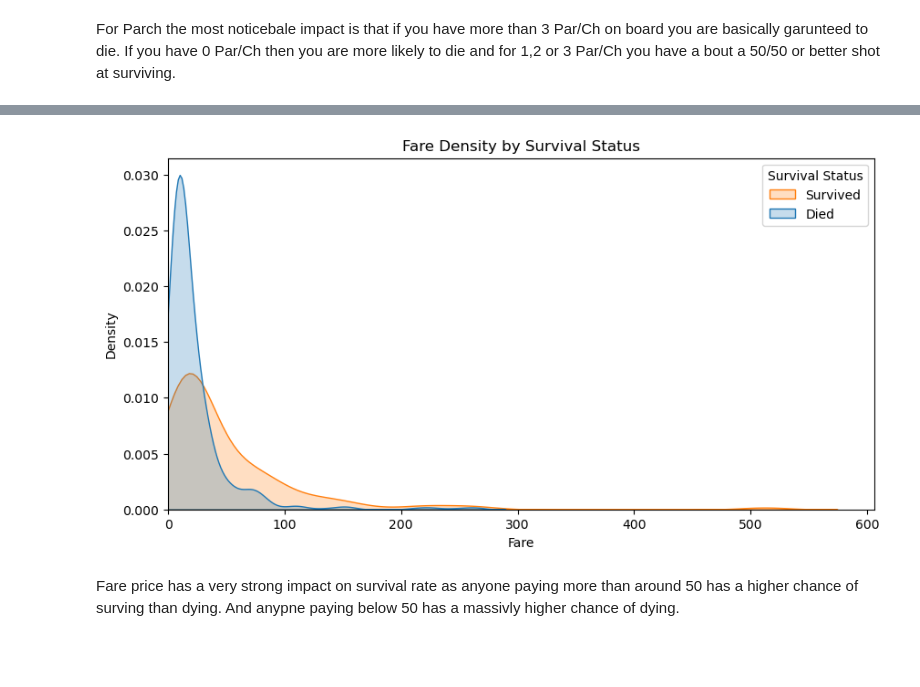
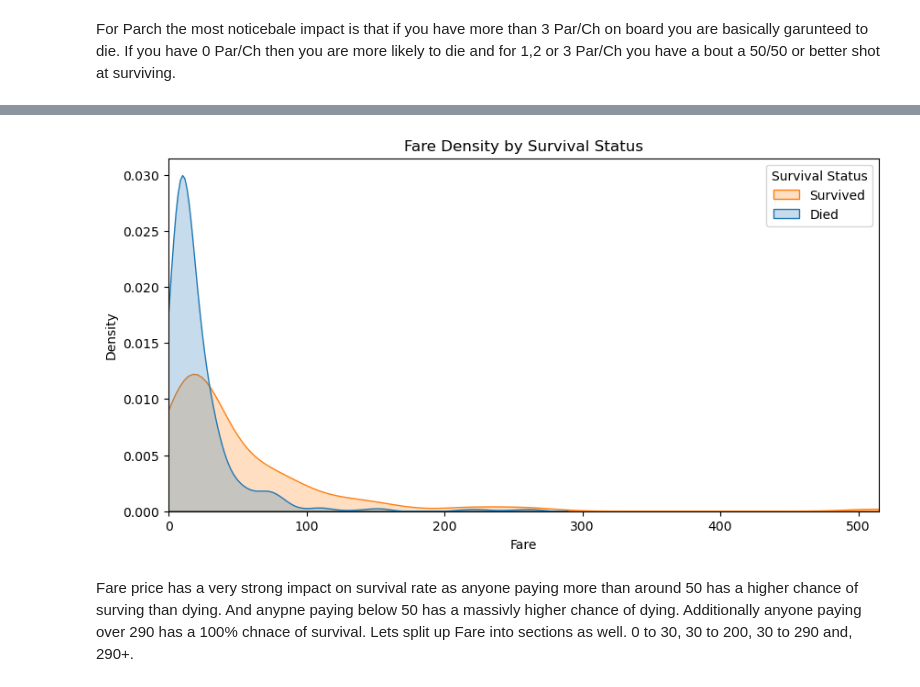
Before and after one commit to danielvasilevko/DataScience_Projects, a Jupyter notebook: Titanic_Survival_Model/Titanic_Survive.ipynb, the cells around one changed output, grey strips where cells are left out. Drawn from its saved outputs; the diff is of its cells as text; code cells hidden in the pictures; blank space fills up the shorter version.

```diff
--- a/Titanic_Survival_Model/Titanic_Survive.ipynb
+++ b/Titanic_Survival_Model/Titanic_Survive.ipynb
@@ -68,6 +68,7 @@ Now that we understand the data lets try to clean it up. First lets get rid of a
 # %%
-train_data = train_data.drop('PassengerId', axis=1)
 train_data = train_data.drop('Name', axis=1)
+
+test_data = test_data.drop('Name', axis=1)
 # %% [markdown]
 Now that obvious irrelevncies have be cleared its time to look closer at the values that in the data frame to see if we can actually use them. A category may be relevant but have so many Null variables that it doesn't have any practical use from a model creating standpoint.
 # %%
@@ -124,0 +138,8 @@ Sex has a very clear impact on survival rate as the proportion of 'female' passe
+# %%
+train_data['Sex'][train_data['Sex'] == 'male'] = 0
+train_data['Sex'][train_data['Sex'] == 'female'] = 1
+
+test_data['Sex'][test_data['Sex'] == 'male'] = 0
+test_data['Sex'][test_data['Sex'] == 'female'] = 1
+
+train_data.head()
@@ -181,0 +223,16 @@ There are 3 main agegroups where Age affects survival. The biggest one is for pa
+# %%
+train_data['Age'][train_data['Age'] <= 12] = 0
+train_data['Age'][(train_data['Age'] > 12) & (train_data['Age'] <= 32) ] = 1
+train_data['Age'][(train_data['Age'] > 32) & (train_data['Age'] <= 40) ] = 2
+train_data['Age'][(train_data['Age'] > 40) & (train_data['Age'] <= 49) ] = 3
+train_data['Age'][(train_data['Age'] > 39) & (train_data['Age'] <= 57) ] = 4
+train_data['Age'][train_data['Age'] > 57] = 5
+
+test_data['Age'][test_data['Age'] <= 12] = 0
+test_data['Age'][(test_data['Age'] > 12) & (test_data['Age'] <= 32) ] = 1
+test_data['Age'][(test_data['Age'] > 32) & (test_data['Age'] <= 40) ] = 2
+test_data['Age'][(test_data['Age'] > 40) & (test_data['Age'] <= 49) ] = 3
+test_data['Age'][(test_data['Age'] > 39) & (test_data['Age'] <= 57) ] = 4
+test_data['Age'][test_data['Age'] > 57] = 5
+
+train_data.head()
@@ -182,15 +263,16 @@ There are 3 main agegroups where Age affects survival. The biggest one is for pa
 # %%
 df = pd.DataFrame({'Fare':train_data['Fare'],'Survival':train_data['Survived']})
 
 plt.figure(figsize=(10, 5))
 sns.kdeplot(data=df, x='Fare', hue='Survival', common_norm=False, fill=True)
 plt.xlim(left=0)
+plt.xlim(right=515)
 plt.title('Fare Density by Survival Status')
 plt.xlabel('Fare')
 plt.legend(title="Survival Status", labels=['Survived', 'Died'], loc='upper right')
 plt.ylabel('Density')
 plt.show()
 # %% [output]
-[figure, old version]
+[figure, new version]
 # %% [markdown]
-Fare price has a very strong impact on survival rate as anyone paying more than around 50 has a higher chance of surving than dying. And anypne paying below 50 has a massivly higher chance of dying.
+Fare price has a very strong impact on survival rate as anyone paying more than around 50 has a higher chance of surving than dying. And anypne paying below 50 has a massivly higher chance of dying. Additionally anyone paying over 290 has a 100% chnace of survival. Lets split up Fare into sections as well. 0 to 30, 30 to 200, 30 to 290 and, 290+.
```
Also changed, not shown: parts of 15 cells of this notebook, 2 other files.
